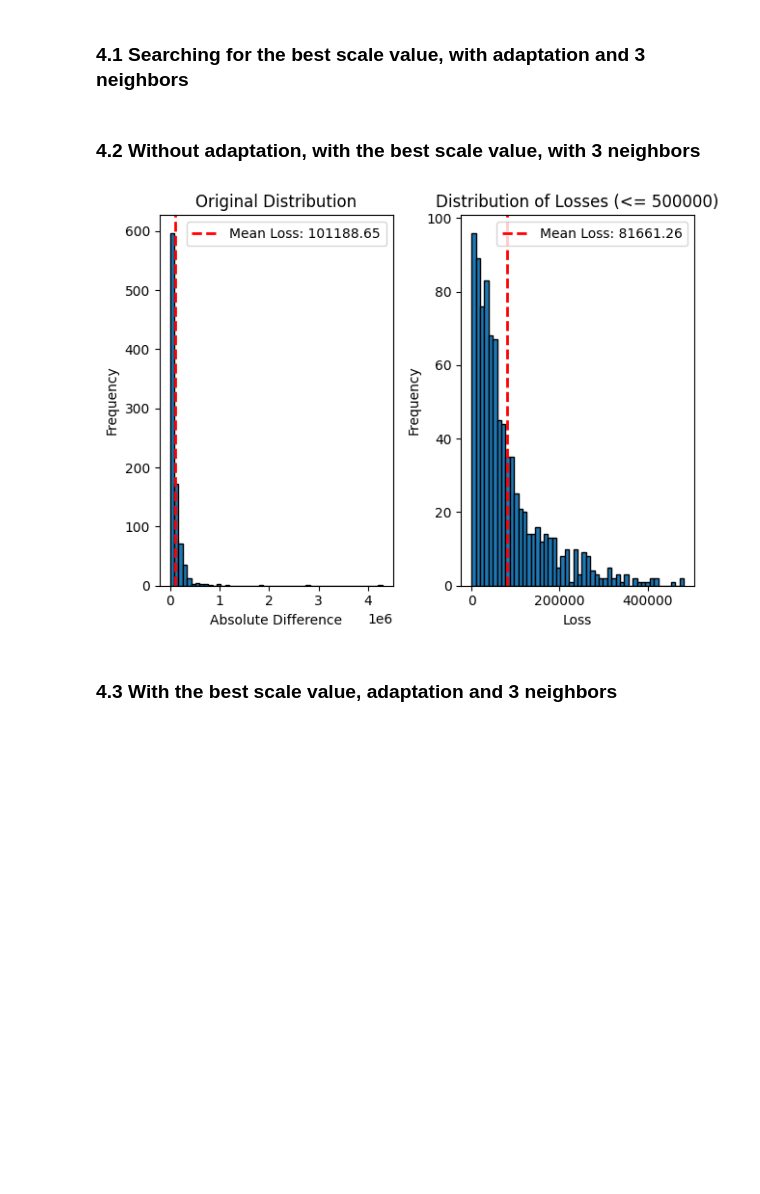
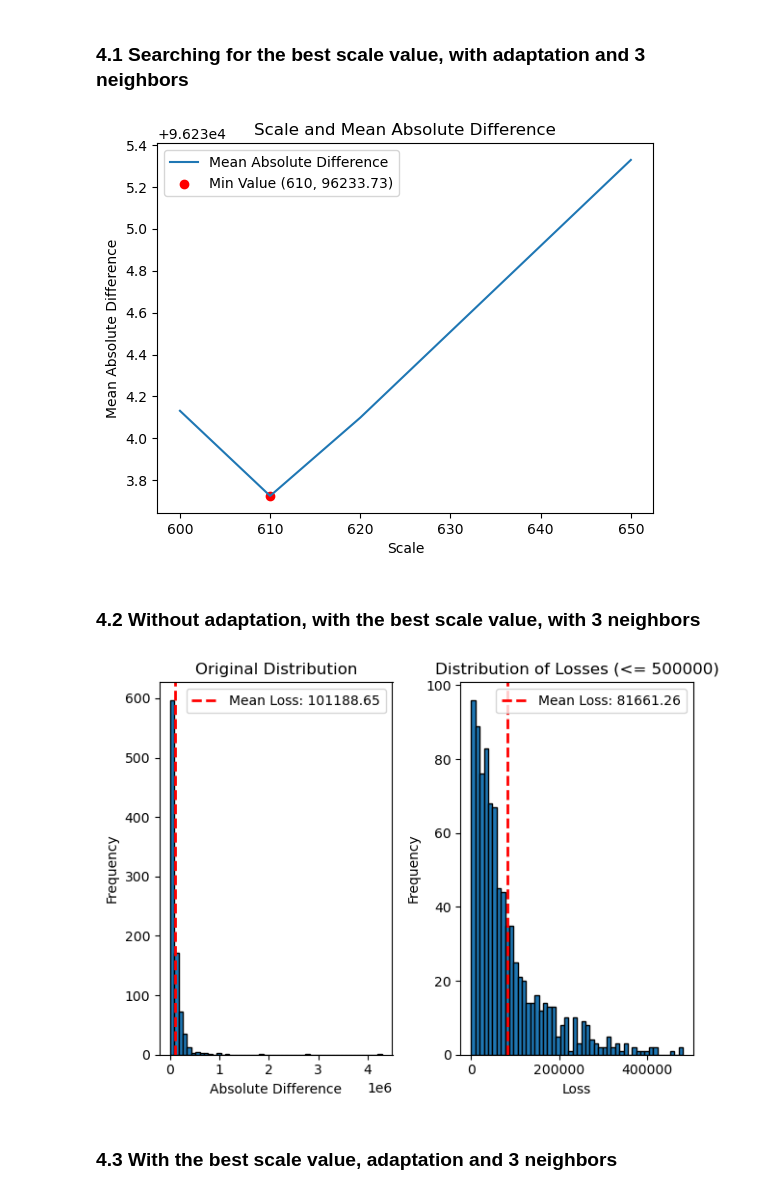
Before and after one commit to VietAnhNguyen20/M2_DyncKnow_TP4, a Jupyter notebook: notebook.ipynb, the cells around one changed output. Drawn from its saved outputs; the diff is of its cells as text; code cells hidden in the pictures; blank space fills up the shorter version.

```diff
--- a/notebook.ipynb
+++ b/notebook.ipynb
@@ -169,10 +171,9 @@ weight_dist['floors'] = 0.01
 #Pick a random sample from database
 sample = database.iloc[2828]
 
-
 #Weight dict for the adaptation:
 weight_dict = {'waterfront': 0.25, 'view': 0.01, 'yr_renovated': 0.005, 'yr_built': 0.0005, 'condition': 0.01, 'bedrooms': 0.01,\
-                'bathrooms': 0.01, 'floors': 0.01, 'sqft_living': 1.0, 'sqft_above': 0.5, 'sqft_basement': 0.5, 'sqft_lot': 0.15}
+                 'bathrooms': 0.01, 'floors': 0.01, 'sqft_living': 1.0, 'sqft_above': 0.5, 'sqft_basement': 0.5, 'sqft_lot': 0.1}
 # %%
 print(database.head(4))
 print("---------------------------------")
@@ -351,31 +350,33 @@ find_community(sample, communities_dict, neighborhood_mini=3)
 # %% [markdown]
 ### 4.1 Searching for the best scale value, with adaptation and 3 neighbors
 # %%
-# list_scales = [x for x in range (550,601)]
-# list_losses = []
+list_scales = [x for x in range (600,651,10)]
+list_losses = []
 
-# count = 0
-# for scale in tqdm(list_scales):
-#     scale_loss = []
-#     for index, row in evaluation.iterrows():
-#         sample = row
-#         nearest_neighbor, _ = find_k_neighbors(sample,communities_dict, k = 3)
-#         predicted_price = adapt_price_from_dissimilarities(sample, nearest_neighbor, weight_dict, scale = scale)
-#         actual_price = sample["price"]
+count = 0
+for scale in tqdm(list_scales):
+    scale_loss = []
+    for index, row in evaluation.iterrows():
+        sample = row
+        nearest_neighbor, _ = find_k_neighbors(sample,communities_dict, k = 3)
+        predicted_price = adapt_price_from_dissimilarities(sample, nearest_neighbor, weight_dict, scale = scale)
+        actual_price = sample["price"]
 
-#         scale_loss.append(abs(actual_price - predicted_price))
-#     list_losses.append(np.mean(scale_loss))
+        scale_loss.append(abs(actual_price - predicted_price))
+    list_losses.append(np.mean(scale_loss))
 
 
-# plt.plot(list_scales, list_losses, label='Mean Absolute Difference')
-# plt.xlabel('Scale')
-# plt.ylabel('Mean Absolute Difference')
-# plt.title('Scale and Mean Absolute Difference')
-# min_value = np.min(list_losses)
-# min_scale = list_scales[np.argmin(list_losses)]
-# plt.scatter(min_scale, min_value, color='red', label=f'Min Value ({min_scale}, {min_value:.2f})')
-# plt.legend()
-# plt.show()
+plt.plot(list_scales, list_losses, label='Mean Absolute Difference')
+plt.xlabel('Scale')
+plt.ylabel('Mean Absolute Difference')
+plt.title('Scale and Mean Absolute Difference')
+min_value = np.min(list_losses)
+min_scale = list_scales[np.argmin(list_losses)]
+plt.scatter(min_scale, min_value, color='red', label=f'Min Value ({min_scale}, {min_value:.2f})')
+plt.legend()
+plt.show()
+# %% [output]
+[figure, added]
 # %%
 #to avoid running scale value research again, we set it to the best found out value
 try:
@@ -414,7 +415,7 @@ plt.legend()
 plt.tight_layout()
 plt.show()
 # %% [output]
-[figure, old version]
+[figure, new version]
 # %% [markdown]
 ### 4.3 With the best scale value, adaptation and 3 neighbors
 # %%
```
Also changed, not shown: parts of 4 cells of this notebook.
